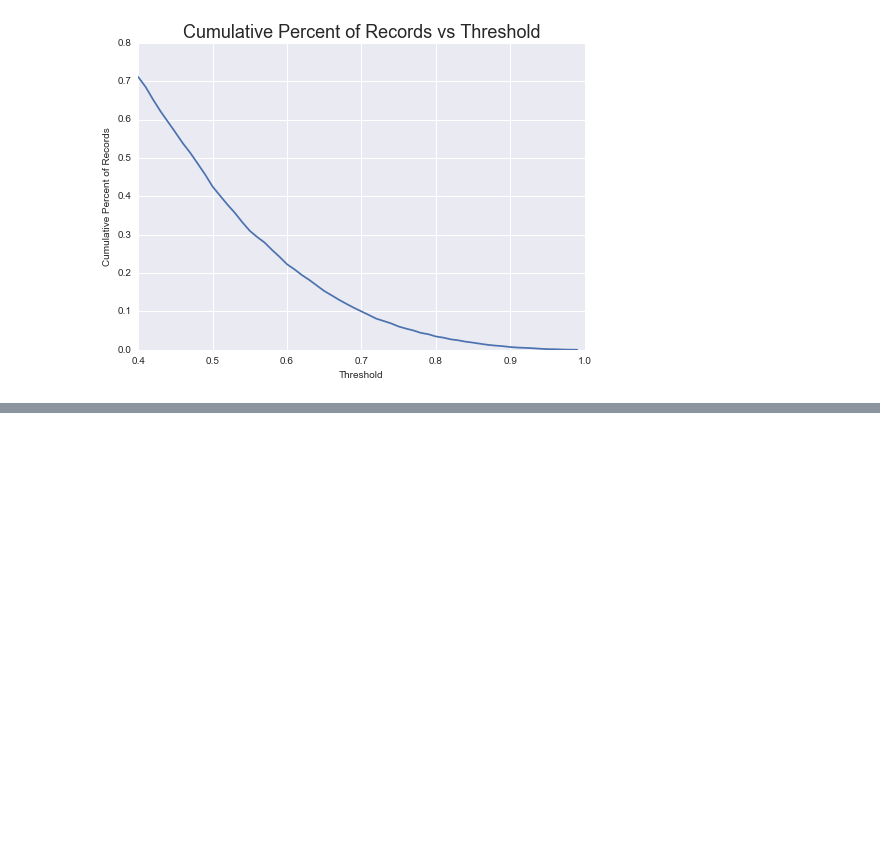
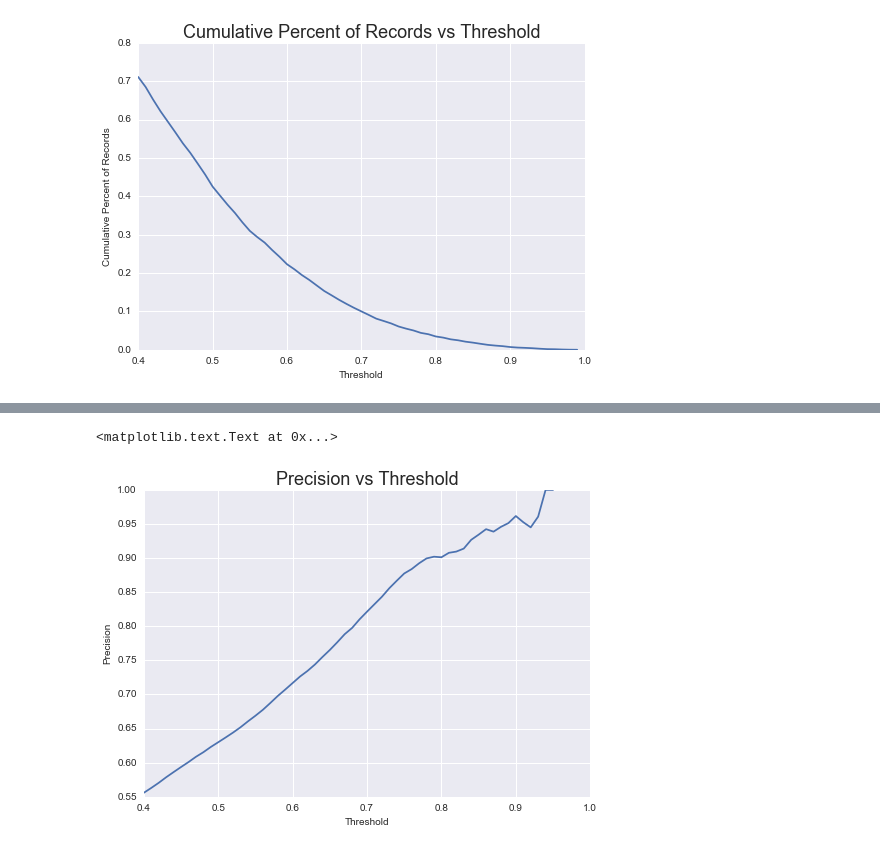
Before and after one commit to davidehamil/BaseballsAndBooleans_NYU-CDS, a Jupyter notebook: Python_Graphs.ipynb, the cells around one changed output, grey strips where cells are left out. Cells and saved outputs as stored; diff of their text form; code cells hidden in the pictures; blank space fills up the shorter version.

```diff
--- a/Python_Graphs.ipynb
+++ b/Python_Graphs.ipynb
@@ -68,0 +86,8 @@ plt.ylabel('Cumulative Percent of Records', fontsize=10)
+# %%
+plt.plot(data3['Prediction_Certainty_Threshold'], data3['Precision'])
+plt.title('Precision vs Threshold', fontsize=18)
+plt.xlabel('Threshold', fontsize=10)
+plt.ylabel('Precision', fontsize=10)
+# %% [output]
+<matplotlib.text.Text at 0x...>
+[figure, added]
```
Also changed, not shown: parts of 10 cells of this notebook.
